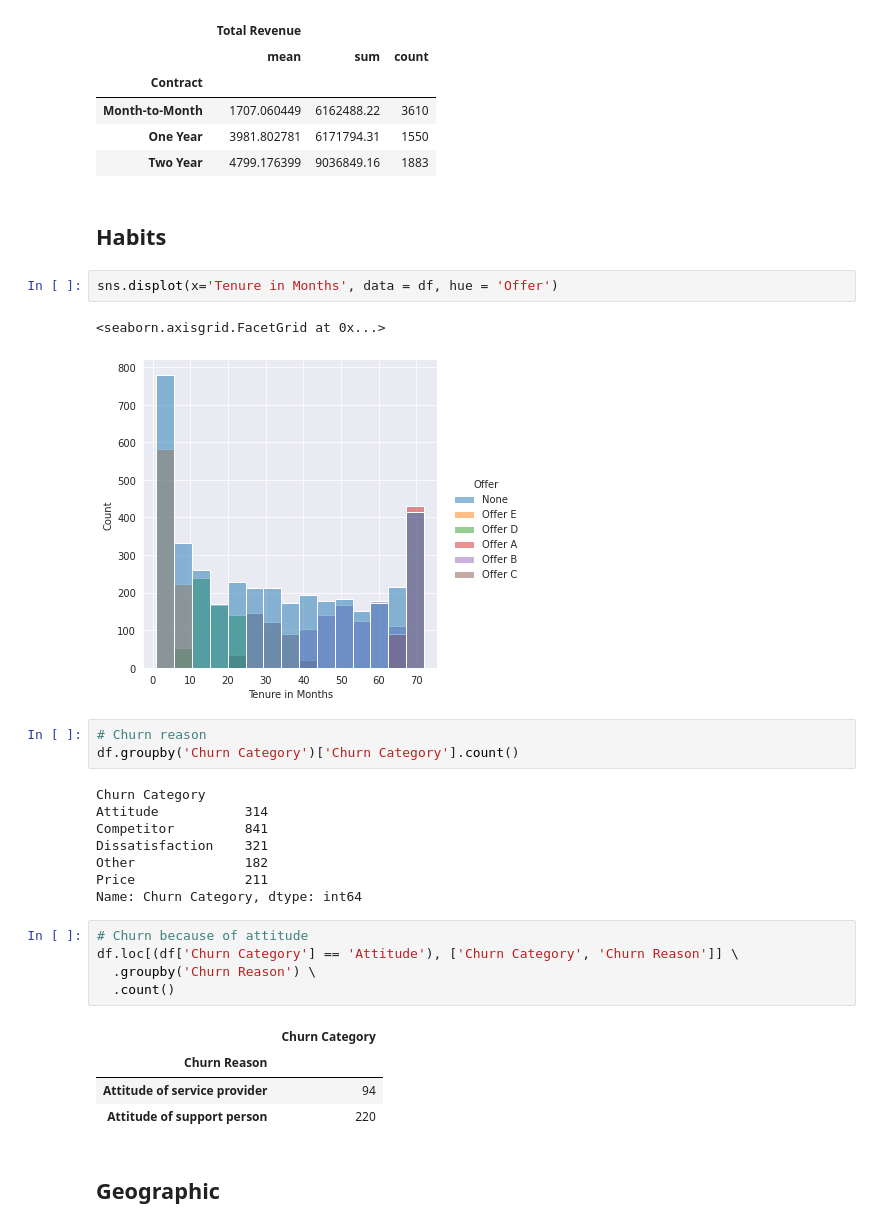
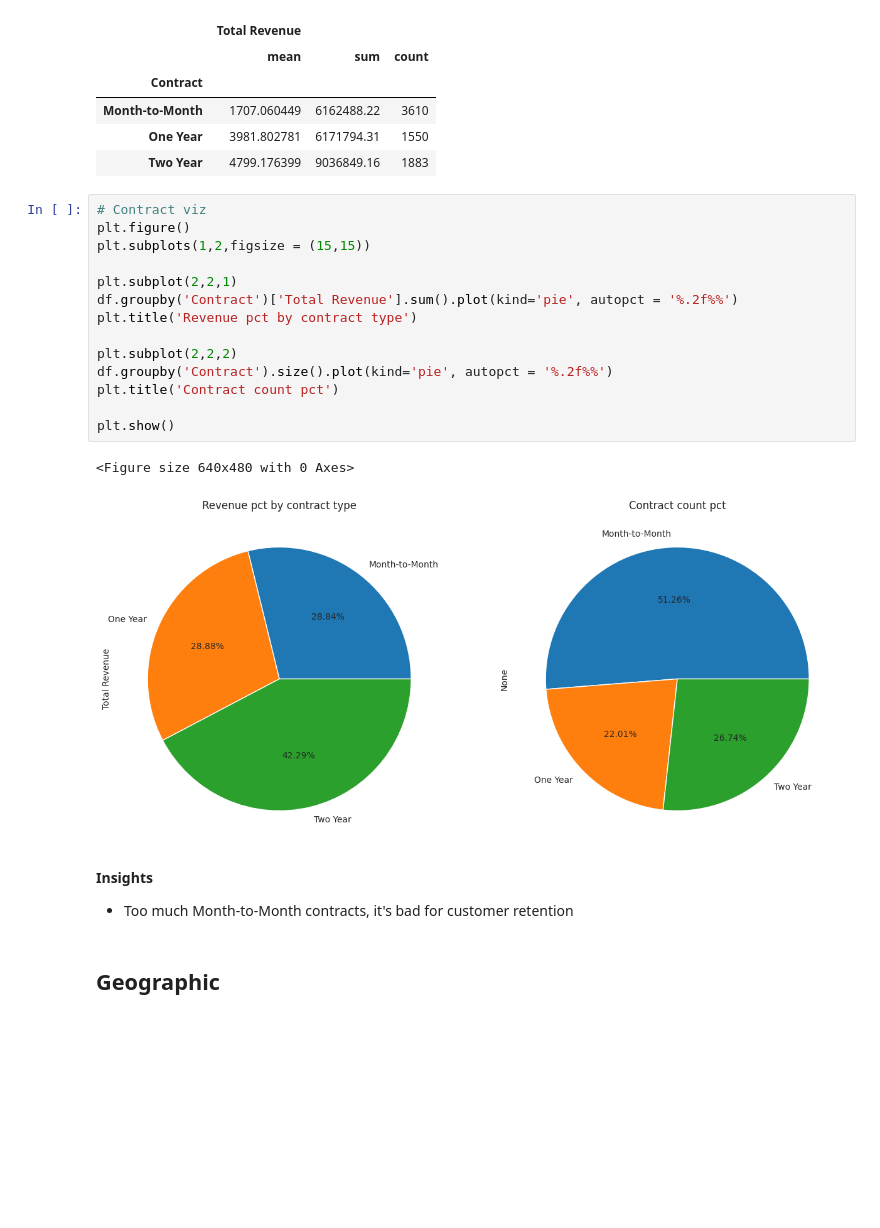
Before and after one commit to AndreaR2D/Telco, a Jupyter notebook: Telco customers.ipynb, the cells around one changed output. Saved outputs shown, nothing was run; the diff lists cells and outputs as text; blank space fills up the shorter version.

Commit message:
Churn analysis ok

```diff
--- a/Telco customers.ipynb
+++ b/Telco customers.ipynb
@@ -254,34 +358,26 @@ df.groupby('Contract').agg({'Total Revenue': ['mean', 'sum', 'count']})
 | Month-to-Month | 1707.060449 | 6162488.22 | 3610 |
 | One Year | 3981.802781 | 6171794.31 | 1550 |
 | Two Year | 4799.176399 | 9036849.16 | 1883 |
-# %% [markdown]
-## Habits
-# %%
-sns.displot(x='Tenure in Months', data = df, hue = 'Offer')
-# %% [output]
-<seaborn.axisgrid.FacetGrid at 0x...>
-[figure, removed]
-# %%
-# Churn reason
-df.groupby('Churn Category')['Churn Category'].count()
-# %% [output]
-Churn Category
-Attitude           314
-Competitor         841
-Dissatisfaction    321
-Other              182
-Price              211
-Name: Churn Category, dtype: int64
-# %%
-# Churn because of attitude
-df.loc[(df['Churn Category'] == 'Attitude'), ['Churn Category', 'Churn Reason']] \
-  .groupby('Churn Reason') \
-  .count()
-# %% [output]
-|  | Churn Category |
-| Churn Reason |  |
-| Attitude of service provider | 94 |
-| Attitude of support person | 220 |
+# %%
+# Contract viz
+plt.figure()
+plt.subplots(1,2,figsize = (15,15))
+
+plt.subplot(2,2,1)
+df.groupby('Contract')['Total Revenue'].sum().plot(kind='pie', autopct = '%.2f%%')
+plt.title('Revenue pct by contract type')
+
+plt.subplot(2,2,2)
+df.groupby('Contract').size().plot(kind='pie', autopct = '%.2f%%')
+plt.title('Contract count pct')
+
+plt.show()
+# %% [output]
+<Figure size 640x480 with 0 Axes>
+[figure, added]
+# %% [markdown]
+**Insights**
+- Too much Month-to-Month contracts, it's bad for customer retention
 # %% [markdown]
 ## Geographic
 # %%
```
Also changed, not shown: parts of 20 cells of this notebook.
